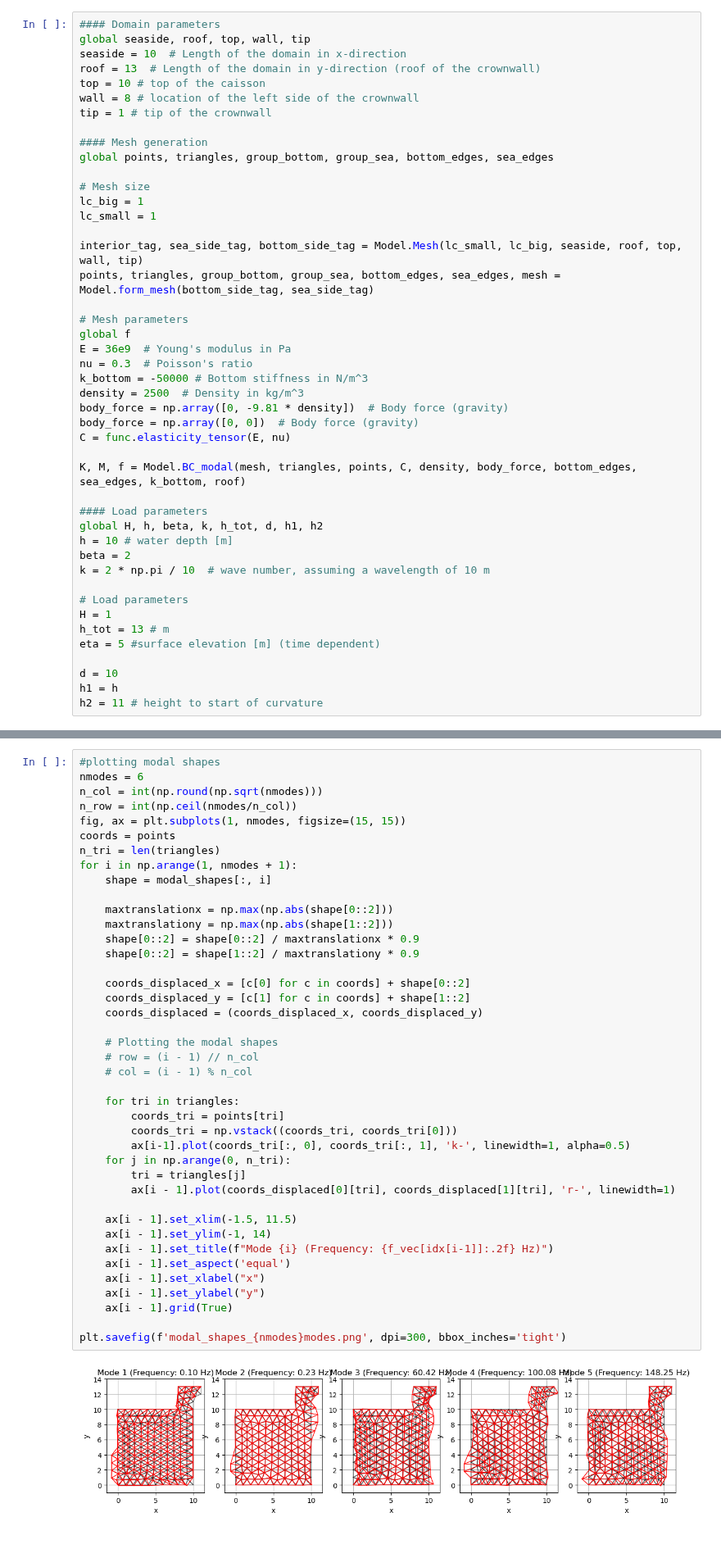
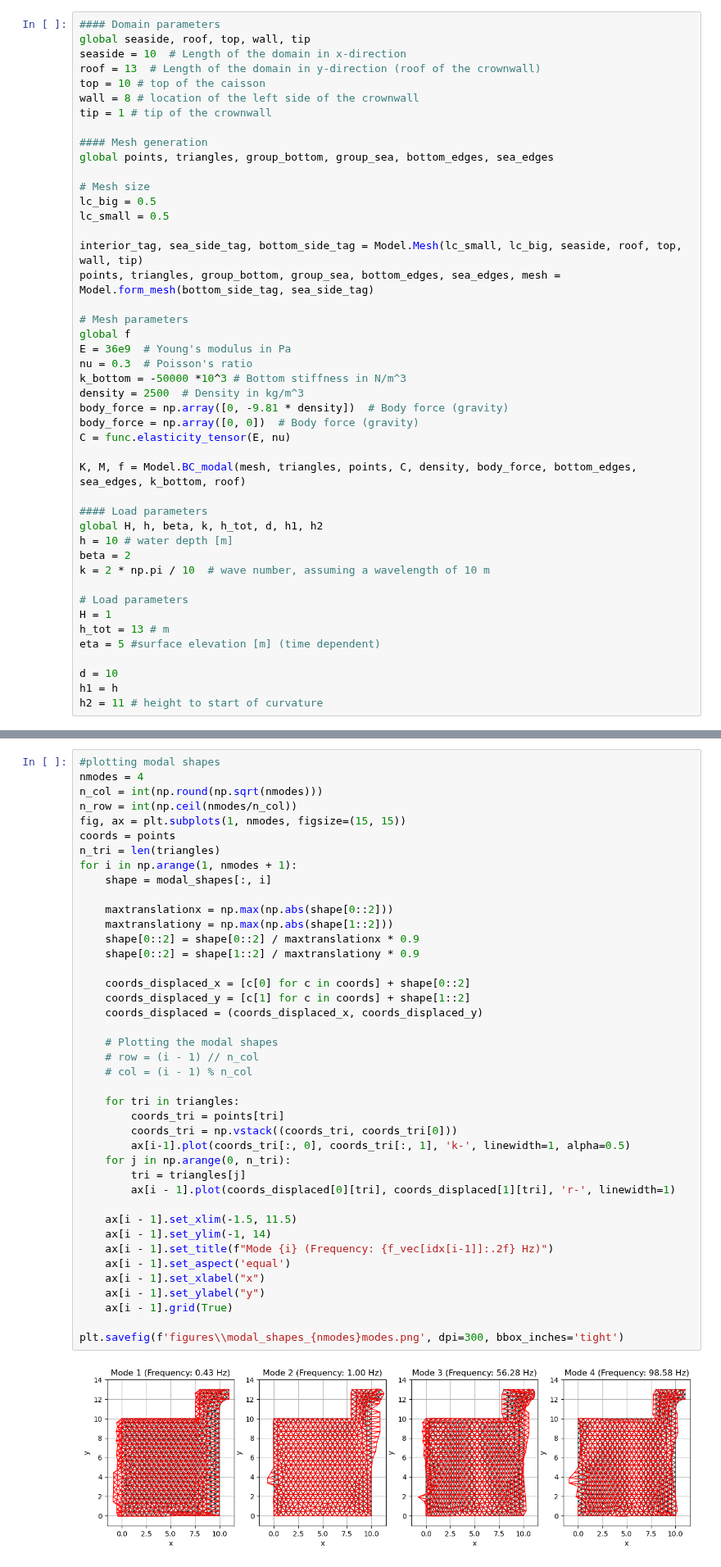
Before and after one commit to maxblw/CIEM4220_CM, a Jupyter notebook: model/modal_analysis.ipynb, the cells around one changed output, grey strips where cells are left out. Shown at 82% size. Saved outputs shown, nothing was run; the diff lists cells and outputs as text; blank space fills up the shorter version.

```diff
--- a/model/modal_analysis.ipynb
+++ b/model/modal_analysis.ipynb
@@ -21,8 +21,8 @@ tip = 1 # tip of the crownwall
 global points, triangles, group_bottom, group_sea, bottom_edges, sea_edges
 
 # Mesh size
-lc_big = 1
-lc_small = 1
+lc_big = 0.5
+lc_small = 0.5
 
 interior_tag, sea_side_tag, bottom_side_tag = Model.Mesh(lc_small, lc_big, seaside, roof, top, wall, tip)
 points, triangles, group_bottom, group_sea, bottom_edges, sea_edges, mesh = Model.form_mesh(bottom_side_tag, sea_side_tag)
@@ -31,7 +31,7 @@ points, triangles, group_bottom, group_sea, bottom_edges, sea_edges, mesh = Mode
 global f
 E = 36e9  # Young's modulus in Pa
 nu = 0.3  # Poisson's ratio
-k_bottom = -50000 # Bottom stiffness in N/m^3
+k_bottom = -50000 *10^3 # Bottom stiffness in N/m^3
 density = 2500  # Density in kg/m^3
 body_force = np.array([0, -9.81 * density])  # Body force (gravity)
 body_force = np.array([0, 0])  # Body force (gravity)
@@ -132,7 +135,7 @@ modal_shapes = np.zeros((n_dofs, len(f_vec)))
 modal_shapes[len(DoFP):, :] = phi_sor
 # %%
 #plotting modal shapes
-nmodes = 6
+nmodes = 4
 n_col = int(np.round(np.sqrt(nmodes)))
 n_row = int(np.ceil(nmodes/n_col))
 fig, ax = plt.subplots(1, nmodes, figsize=(15, 15))
@@ -144,35 +147,35 @@ for i in np.arange(1, nmodes + 1):
     maxtranslationx = np.max(np.abs(shape[0::2]))
     maxtranslationy = np.max(np.abs(shape[1::2]))
     shape[0::2] = shape[0::2] / maxtranslationx * 0.9
     shape[0::2] = shape[1::2] / maxtranslationy * 0.9
 
     coords_displaced_x = [c[0] for c in coords] + shape[0::2]
     coords_displaced_y = [c[1] for c in coords] + shape[1::2]
     coords_displaced = (coords_displaced_x, coords_displaced_y)
 
     # Plotting the modal shapes
     # row = (i - 1) // n_col
     # col = (i - 1) % n_col
 
     for tri in triangles:
         coords_tri = points[tri]
         coords_tri = np.vstack((coords_tri, coords_tri[0]))
         ax[i-1].plot(coords_tri[:, 0], coords_tri[:, 1], 'k-', linewidth=1, alpha=0.5)
     for j in np.arange(0, n_tri):
         tri = triangles[j]
         ax[i - 1].plot(coords_displaced[0][tri], coords_displaced[1][tri], 'r-', linewidth=1)
 
     ax[i - 1].set_xlim(-1.5, 11.5)
     ax[i - 1].set_ylim(-1, 14)
     ax[i - 1].set_title(f"Mode {i} (Frequency: {f_vec[idx[i-1]]:.2f} Hz)")
     ax[i - 1].set_aspect('equal')
     ax[i - 1].set_xlabel("x")
     ax[i - 1].set_ylabel("y")
     ax[i - 1].grid(True)
 
-plt.savefig(f'modal_shapes_{nmodes}modes.png', dpi=300, bbox_inches='tight')
+plt.savefig(f'figures\\modal_shapes_{nmodes}modes.png', dpi=300, bbox_inches='tight')
 # %% [output]
-[figure, old version]
+[figure, new version]
 # %%
 PHI = phi_sor[:, 0:nmodes]
 Mm = np.zeros(nmodes)
```
Also changed, not shown: parts of 9 cells of this notebook, 22 other files.
